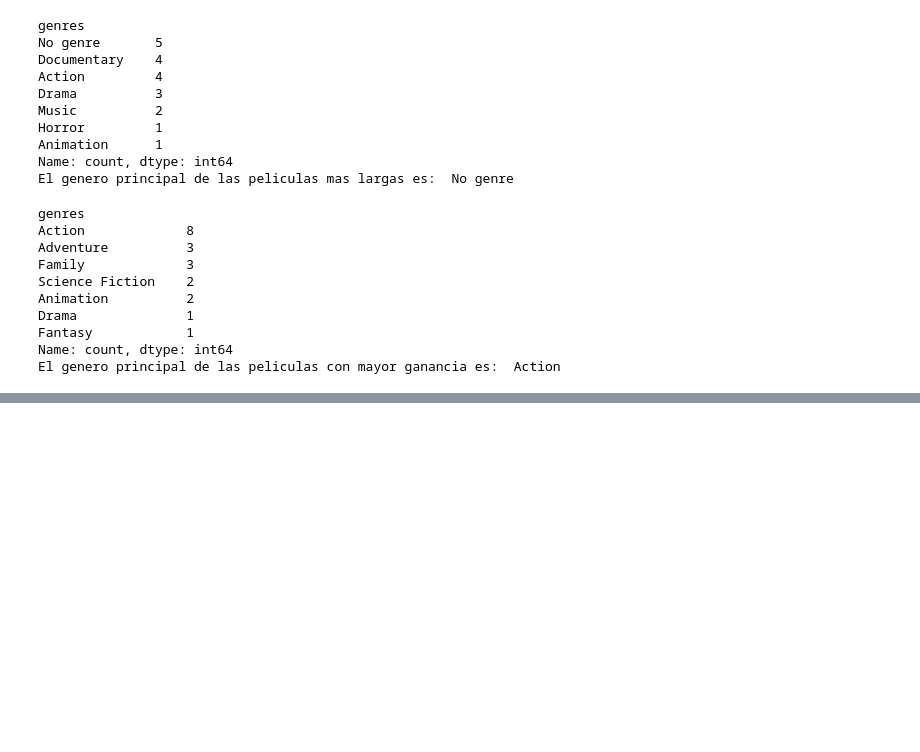
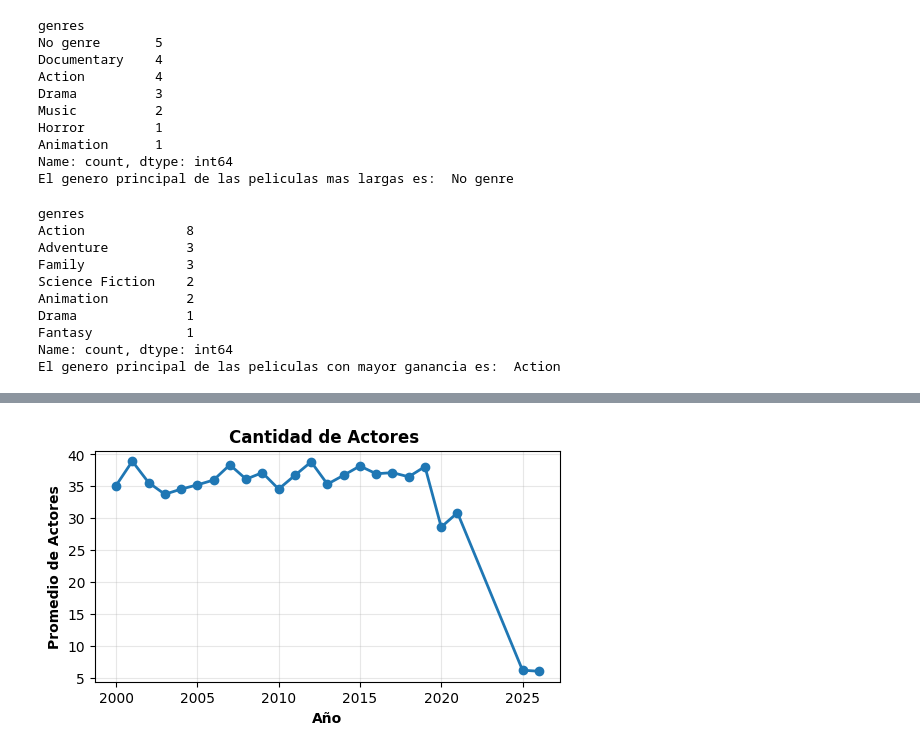
Before and after one commit to Qu3zada22/lab1_MD, a Jupyter notebook: src/Lab1.ipynb, the cells around one changed output, grey strips where cells are left out. Drawn from its saved outputs; the diff is of its cells as text; code cells hidden in the pictures; blank space fills up the shorter version.

```diff
--- a/src/Lab1.ipynb
+++ b/src/Lab1.ipynb
@@ -33,0 +232,20 @@ Index(['id', 'budget', 'genres', 'homePage', 'productionCompany',
+# %%
+# Tabla de frecuencias para GENRES (género principal)
+
+# Extraer el primer género de cada película
+df['genero_principal'] = df['genres'].str.split('|').str[0]
+
+print("\n" + "="*80)
+print("Variable: genero_principal (primer género listado)")
+print("="*80)
+
+frecuencias_genero = df['genero_principal'].value_counts()
+frecuencias_genero_rel = df['genero_principal'].value_counts(normalize=True) * 100
+
+tabla_genero = pd.DataFrame({
+    'Frecuencia Absoluta': frecuencias_genero,
+    'Frecuencia Relativa (%)': frecuencias_genero_rel.round(2)
+})
+
+print(tabla_genero.head(15))
+print(f"\nTotal de géneros únicos: {df['genero_principal'].nunique()}")
@@ -144,0 +486,15 @@ El genero principal de las peliculas con mayor ganancia es:  Action
+# %%
+# ¿Más actores en últimos años?
+tendencia = df.groupby('releaseYear')['actorsAmount'].mean().reset_index()
+tendencia = tendencia[tendencia['releaseYear'] >= 2000]  # Solo años recientes
+
+# Gráfico simple
+plt.figure(figsize=(6, 3))
+plt.plot(tendencia['releaseYear'], tendencia['actorsAmount'], marker='o', linewidth=2)
+plt.xlabel('Año', fontweight='semibold')
+plt.ylabel('Promedio de Actores', fontweight='semibold')
+plt.title('Cantidad de Actores ', fontweight='bold')
+plt.grid(alpha=0.3)
+plt.show()
+# %% [output]
+[figure, added]
```
Also changed, not shown: parts of 31 cells of this notebook, 1 other file.
